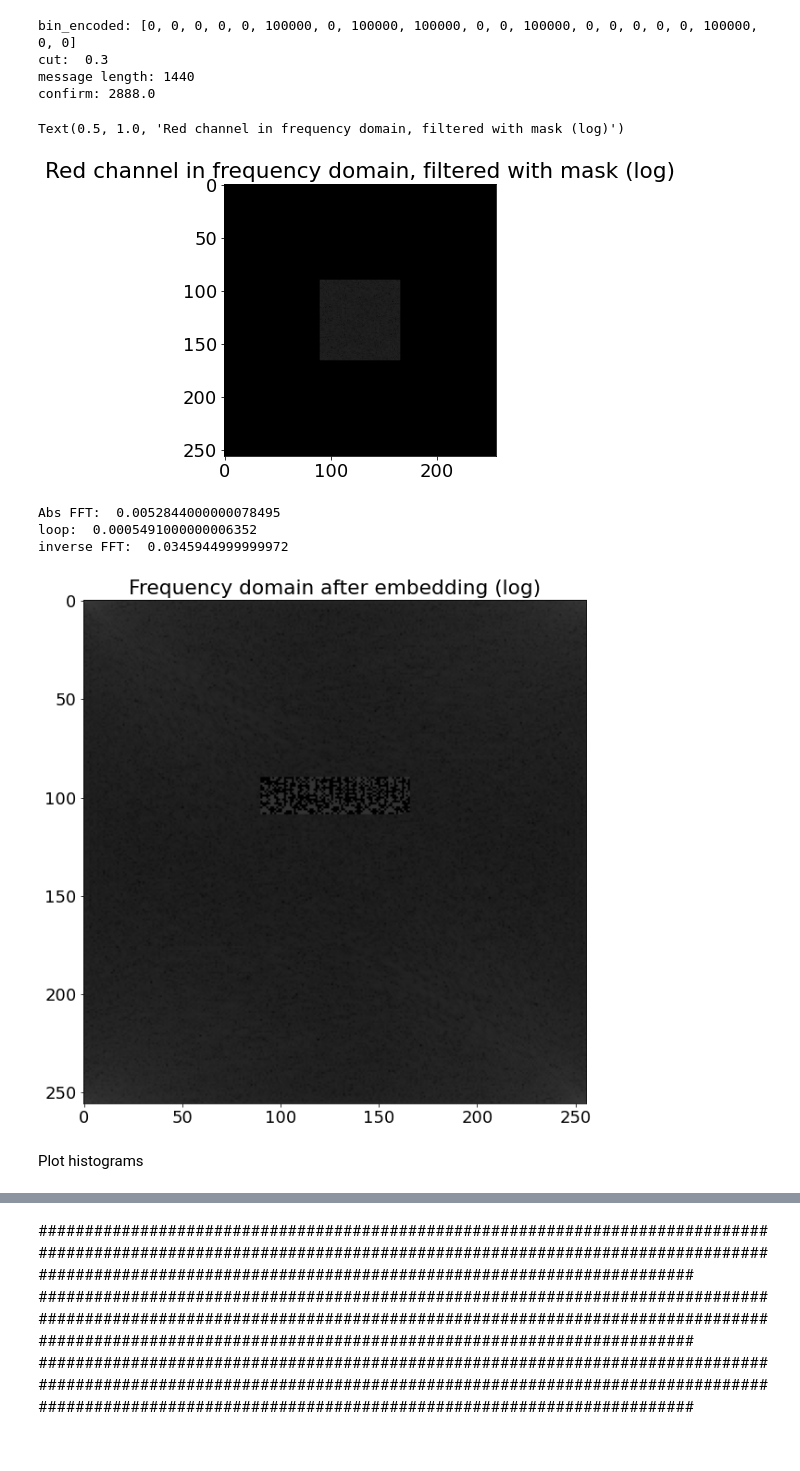
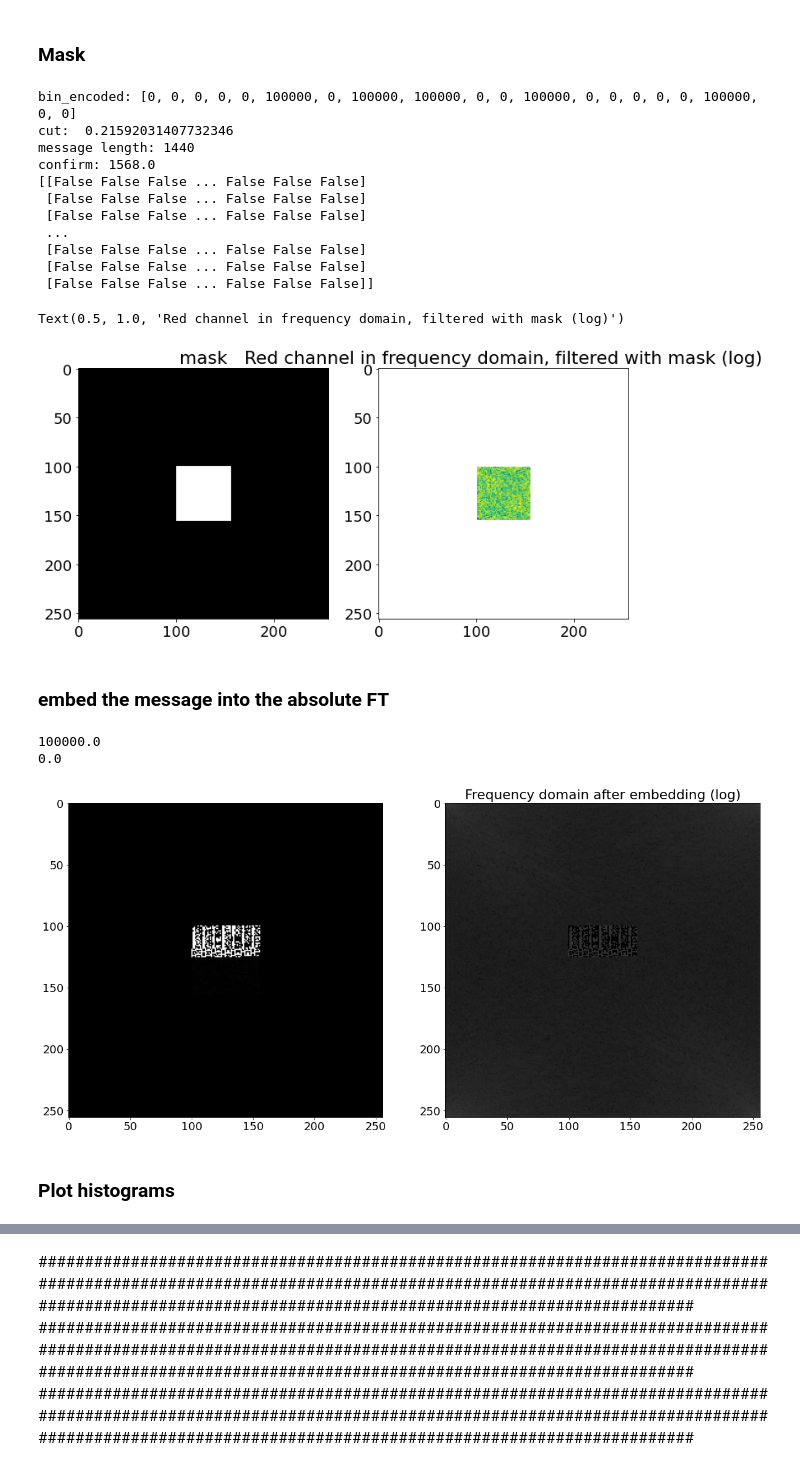
Before and after one commit to PIX3LFLUX/Steganosaurus, a Jupyter notebook: FFT_stego_sharp.ipynb, the cells around one changed output, grey strips where cells are left out. Saved outputs shown, nothing was run; the diff lists cells and outputs as text; code cells hidden in the pictures.

```diff
--- a/FFT_stego_sharp.ipynb
+++ b/FFT_stego_sharp.ipynb
@@ -141,6 +204,6 @@ MASK:
+# %% [markdown]
+### Mask
 # %%
-gain = 100000
-max_cut = 0.3
 bin_encoded =  text_to_bits_int(string, gain)
 print("bin_encoded:", bin_encoded[:20])
 
@@ -151,70 +214,81 @@ def create_FFTmask(columns, rows, message, optcut = None):
         raise Exception("The message is too large. Major distortions are to be expected.")
     elif not optcut:
         cut = max_cut
 
     #cut off high frequencies from R channel
     mask = np.full((rows, columns), False)
     row_start = round(rows/2*(1-cut))
     row_stop = round(rows/2*(1+cut))
     col_start = round(columns/2*(1-cut))
     col_stop = round(columns/2*(1+cut))
     mask[row_start:row_stop, col_start:col_stop] = True  # rectangular
 
     # x-length of the mask
     x_len_mask = col_stop - col_start
     # y-length of the mask
     y_len_mask = row_stop - row_start
 
     print("cut: ", cut)
     print("message length:", len(message))
     print("confirm:", x_len_mask*y_len_mask/2)
 
     return mask, cut
 
-cover_fft_mask, cut = create_FFTmask(*(image.size), bin_encoded, False)
+cover_fft_mask, cut = create_FFTmask(*(image.size), bin_encoded, True)
+# cover_fft_mask, cut = create_FFTmask(*(image.size), bin_encoded, False)
+print(cover_fft_mask[:20])
 
 cover_fft_masked = np.abs(np.fft.fft2(channel1))*cover_fft_mask
-im = Image.fromarray(10*np.log10(cover_fft_masked))
-plt.figure(figsize=(5,5))
-plt.imshow(im)
+plt.figure()
+plt.subplot(121)
+plt.imshow(cover_fft_mask, cmap="gray")
+plt.title("mask")
+plt.subplot(122)
+plt.imshow(10*np.log10(cover_fft_masked))
 plt.title("Red channel in frequency domain, filtered with mask (log)")
 # %% [output]
 bin_encoded: [0, 0, 0, 0, 0, 100000, 0, 100000, 100000, 0, 0, 100000, 0, 0, 0, 0, 0, 100000, 0, 0]
-cut:  0.3
+cut:  0.21592031407732346
 message length: 1440
-confirm: 2888.0
+confirm: 1568.0
+[[False False False ... False False False]
+ [False False False ... False False False]
+ [False False False ... False False False]
+ ...
+ [False False False ... False False False]
+ [False False False ... False False False]
+ [False False False ... False False False]]
 Text(0.5, 1.0, 'Red channel in frequency domain, filtered with mask (log)')
-[figure, old version]
+[figure, new version]
+# %% [markdown]
+### embed the message into the absolute FT
 # %%
-from time import perf_counter
-# embed the message into the absolute fft and inverse the fourier transform to recover the channel
 def embedBin2FFT(cover_channel, mask, message_digital):
-    t0 = perf_counter()
     fft = np.fft.fft2(cover_channel)
     fft_abs = np.abs(fft)
-    t1 = perf_counter()
     # cache message length
     message_len = len(message_digital)
 
 
     masked_fft = fft_abs[mask]
+
     for ii in range(message_len):
         masked_fft[ii] = message_digital[ii]
     fft_abs[mask] = masked_fft
 
-    t2 = perf_counter()
+    print(np.max(fft_abs*mask))
+    print(np.min(fft_abs*mask))
+    plt.figure(figsize=(20,20))
+    plt.subplot(121)
+    plt.imshow(fft_abs*mask, cmap="gray")
+
     # plot absolute after embedding information
-    im = Image.fromarray(10*np.log10(fft_abs))
-    plt.figure(figsize=(10,10))
-    plt.imshow(im)
+    plt.subplot(122)
+    plt.imshow(Image.fromarray(10*np.log10(fft_abs)))
     plt.title("Frequency domain after embedding (log)")
 
     #IFFT on single channel. Take filtered absolute and inverse with original phase, imaginary part should be negligable
     cover_masked = np.fft.ifft2(np.multiply(fft_abs, np.exp(np.multiply(1j, np.angle(fft))))).real
-    t3 = perf_counter()
-    print("Abs FFT: ", t1 - t0)
-    print("loop: ", t2 - t1)
-    print("inverse FFT: ", t3 - t2)
     return cover_masked
 
 # get channel with embedded binary data
@@ -226,14 +300,14 @@ cover_masked_clip = np.clip(cover_masked, 0,255).astype("uint8")
 
 # merge layers
 stego =  np.stack((channel0, cover_masked_clip, channel2), axis=2).astype('uint8')
+
 # create steganogram
 # stego_img = Image.fromarray(stego, "YCbCr").convert("RGB")
 stego_img = Image.fromarray(stego)
 # %% [output]
-Abs FFT:  0.0052844000000078495
-loop:  0.0005491000000006352
-inverse FFT:  0.0345944999999972
+100000.0
+0.0
-[figure, old version]
+[figure, new version]
-# %% [markdown]
-Plot histograms
+# %% [markdown]
+### Plot histograms
 # %%
```
Also changed, not shown: parts of 19 cells of this notebook, 4 other files.
